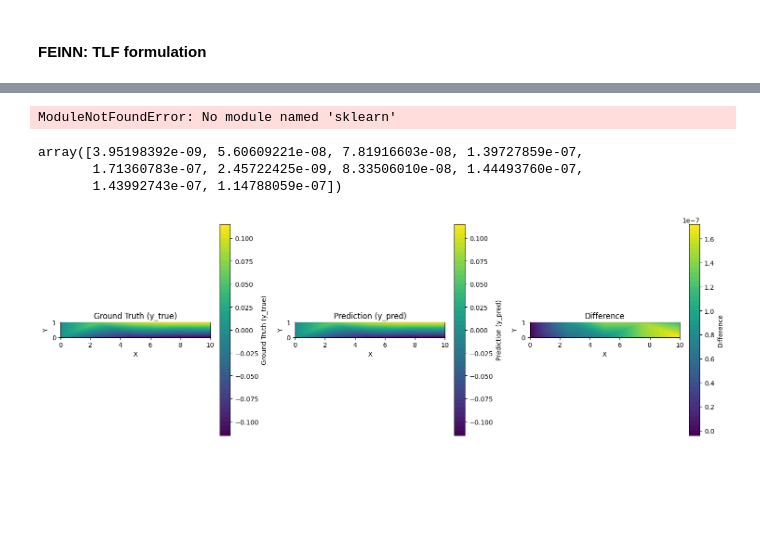
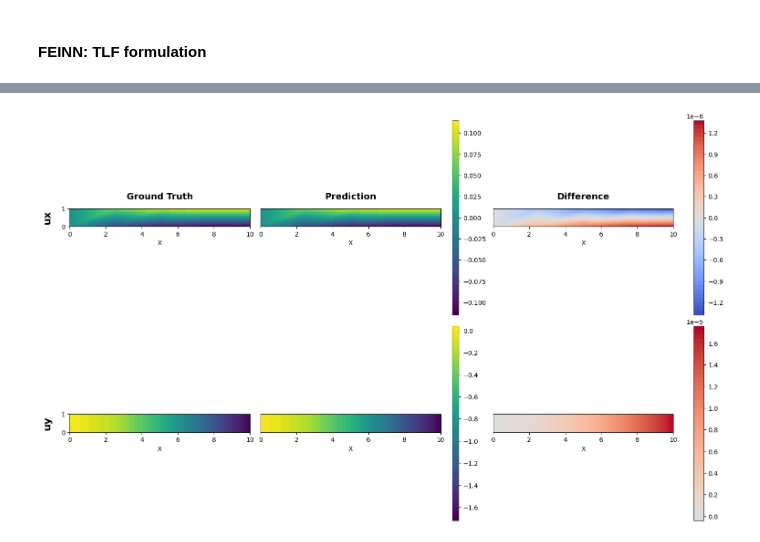
Before and after one commit to bdesia/feinn_project, a Jupyter notebook: notebooks/FEINN_example1/CantileverBeamTorch-v2.ipynb, the cells around one changed output, grey strips where cells are left out. Saved outputs shown, nothing was run; the diff lists cells and outputs as text; code cells hidden in the pictures; blank space fills up the shorter version.

```diff
--- a/notebooks/FEINN_example1/CantileverBeamTorch-v2.ipynb
+++ b/notebooks/FEINN_example1/CantileverBeamTorch-v2.ipynb
@@ -340,16 +349,7 @@ Total Loss: 4.680e-10
 # %%
 from evaluator import SolutionComparator
 
-comparator = SolutionComparator(cantilever_mesh['Q4'], cantilever_fem.udisp[::2], feinn_solver.udisp[::2])
+comparator = SolutionComparator(cantilever_mesh['Q4'], cantilever_fem.udisp, feinn_solver.udisp)
+comparator.plot_comparison(metric='difference')
 # %% [output]
-ModuleNotFoundError: No module named 'sklearn'
+[figure, added]
-# %%
-comparator.local_errors['absolute_error']
-# %% [output]
-array([3.95198392e-09, 5.60609221e-08, 7.81916603e-08, 1.39727859e-07,
-       1.71360783e-07, 2.45722425e-09, 8.33506010e-08, 1.44493760e-07,
-       1.43992743e-07, 1.14788059e-07])
-# %%
-comparator.plot_comparison(metric='difference')
-# %% [output]
-[figure, removed]
```
Also changed, not shown: parts of 21 cells of this notebook.
